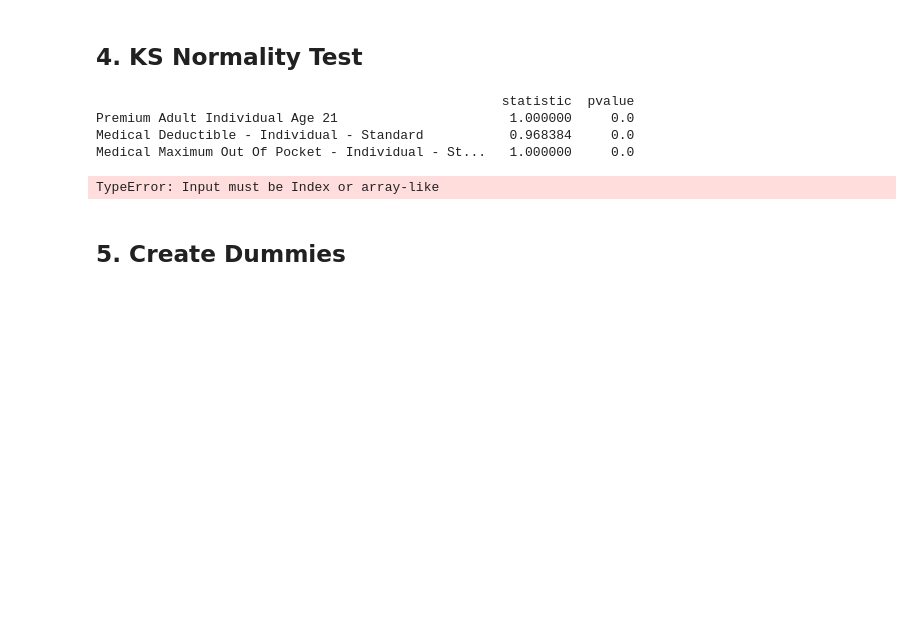
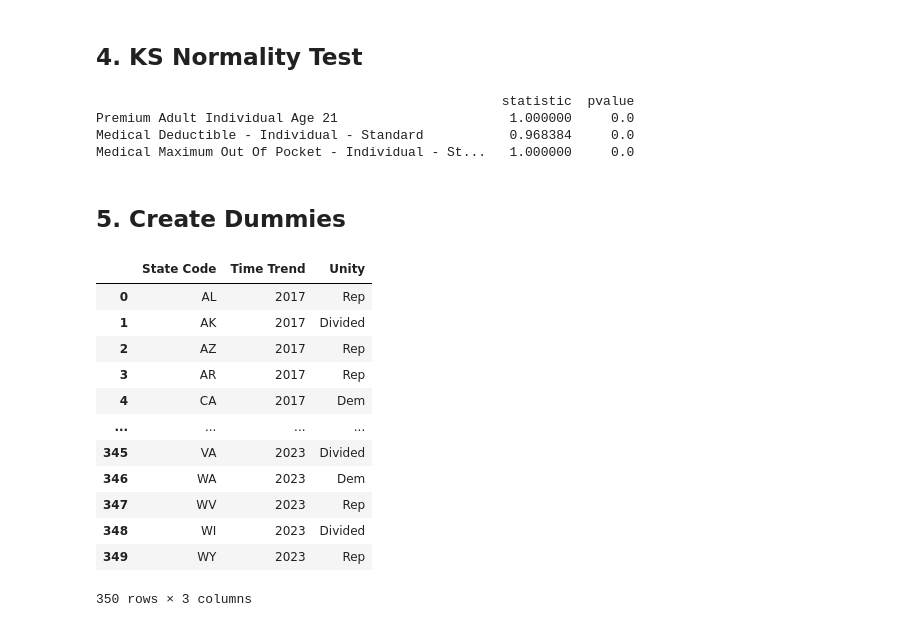
Before and after one commit to samaypanwar/HEALTH-ECONS, a Jupyter notebook: group_project/EDA.ipynb, the cells around one changed output. Drawn from its saved outputs; the diff is of its cells as text; code cells hidden in the pictures; blank space fills up the shorter version.

```diff
--- a/group_project/EDA.ipynb
+++ b/group_project/EDA.ipynb
@@ -187,30 +189,26 @@ print(multivariate_ks(df_premiums[numeric_variables]))
 Premium Adult Individual Age 21                      1.000000     0.0
 Medical Deductible - Individual - Standard           0.968384     0.0
 Medical Maximum Out Of Pocket - Individual - St...   1.000000     0.0
-# %%
-from statsmodels.stats.outliers_influence import variance_inflation_factor
-
-# the independent variables set
-X = df_premiums[df_premiums.columns.difference('Premium Adult Individual Age 21')]
-
-# VIF dataframe
-vif_data = pd.DataFrame()
-vif_data["feature"] = X.columns
-
-# calculating VIF for each feature
-vif_data["VIF"] = [variance_inflation_factor(X.values, i)
-						for i in range(len(X.columns))]
-
-fig, ax = plt.subplots(figsize = (16, 5))
-ax.bar(x=vif_data['feature'], height = vif_data['VIF'])
-ax.set_xticklabels(ax.get_xticklabels(), rotation = 90);
-# ax.set_ylim(0, 50);
-ax.axhline(y = 10, color = 'red', ls=':');
-ax.set_title('Variance Inflation Factor', size = 16);
-# %% [output]
-TypeError: Input must be Index or array-like
 # %% [markdown]
 ## 5. Create Dummies
+# %%
+
+df_political = pd.read_csv('data/cleaned_political_data.csv')
+df_political
+# %% [output]
+|  | State Code | Time Trend | Unity |
+| 0 | AL | 2017 | Rep |
+| 1 | AK | 2017 | Divided |
+| 2 | AZ | 2017 | Rep |
+| 3 | AR | 2017 | Rep |
+| 4 | CA | 2017 | Dem |
+| ... | ... | ... | ... |
+| 345 | VA | 2023 | Divided |
+| 346 | WA | 2023 | Dem |
+| 347 | WV | 2023 | Rep |
+| 348 | WI | 2023 | Divided |
+| 349 | WY | 2023 | Rep |
+350 rows × 3 columns
 # %%
 import statsmodels.api as sm
 
```
Also changed, not shown: parts of 10 cells of this notebook, 5 other files.
